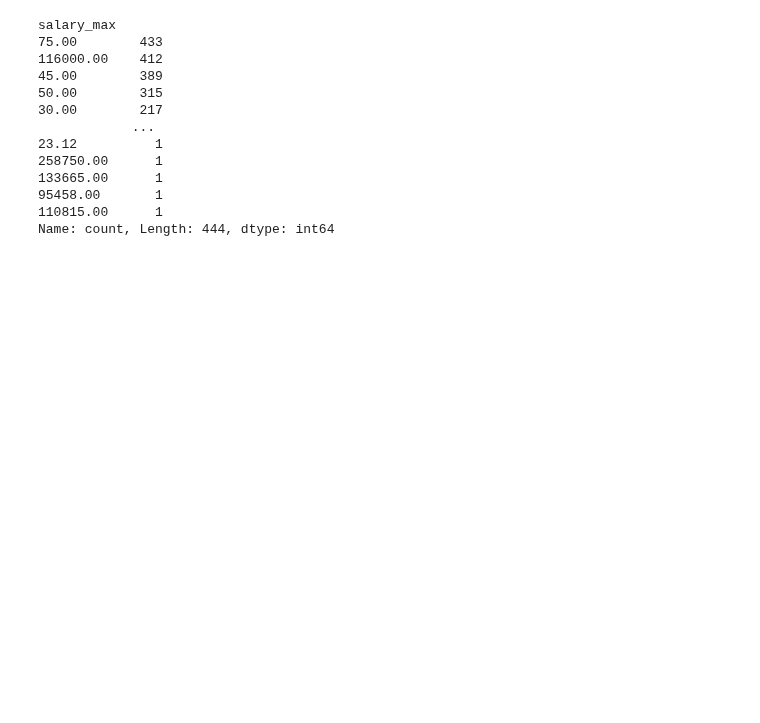
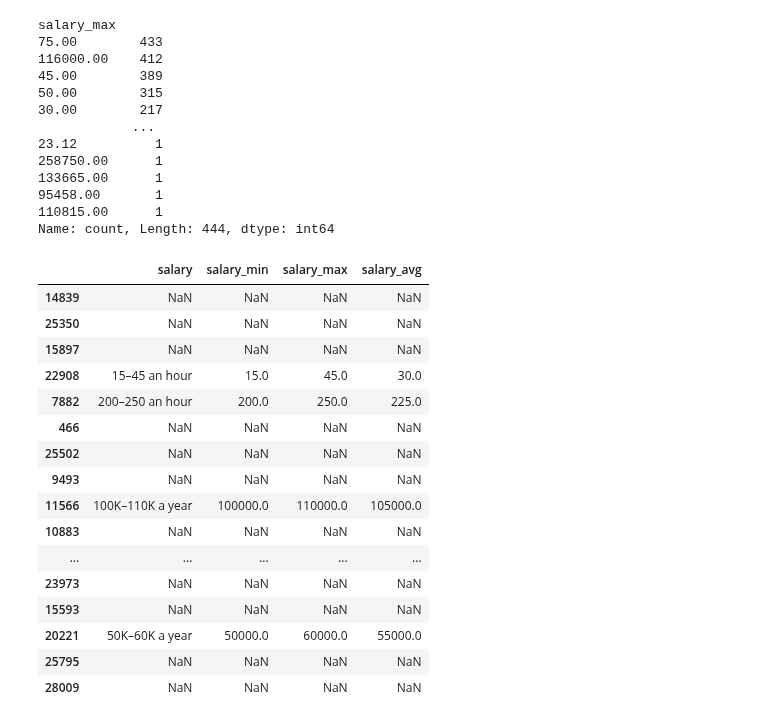
Before and after one commit to Decoding-Data-Jobs/data-jobs-project, a Jupyter notebook: click_working/click_draft.ipynb, the cells around one changed output. Cells and saved outputs as stored; diff of their text form; code cells hidden in the pictures; blank space fills up the shorter version.

```diff
--- a/click_working/click_draft.ipynb
+++ b/click_working/click_draft.ipynb
@@ -412,3 +385,23 @@ salary_max
 95458.00       1
 110815.00      1
 Name: count, Length: 444, dtype: int64
+# %%
+df[['salary', 'salary_min', 'salary_max', 'salary_avg']].sample(20)
+# %% [output]
+|  | salary | salary_min | salary_max | salary_avg |
+| 14839 | NaN | NaN | NaN | NaN |
+| 25350 | NaN | NaN | NaN | NaN |
+| 15897 | NaN | NaN | NaN | NaN |
+| 22908 | 15–45 an hour | 15.0 | 45.0 | 30.0 |
+| 7882 | 200–250 an hour | 200.0 | 250.0 | 225.0 |
+| 466 | NaN | NaN | NaN | NaN |
+| 25502 | NaN | NaN | NaN | NaN |
+| 9493 | NaN | NaN | NaN | NaN |
+| 11566 | 100K–110K a year | 100000.0 | 110000.0 | 105000.0 |
+| 10883 | NaN | NaN | NaN | NaN |
+| ... | ... | ... | ... | ... |
+| 23973 | NaN | NaN | NaN | NaN |
+| 15593 | NaN | NaN | NaN | NaN |
+| 20221 | 50K–60K a year | 50000.0 | 60000.0 | 55000.0 |
+| 25795 | NaN | NaN | NaN | NaN |
+| 28009 | NaN | NaN | NaN | NaN |
```
Also changed, not shown: parts of 19 cells of this notebook.
